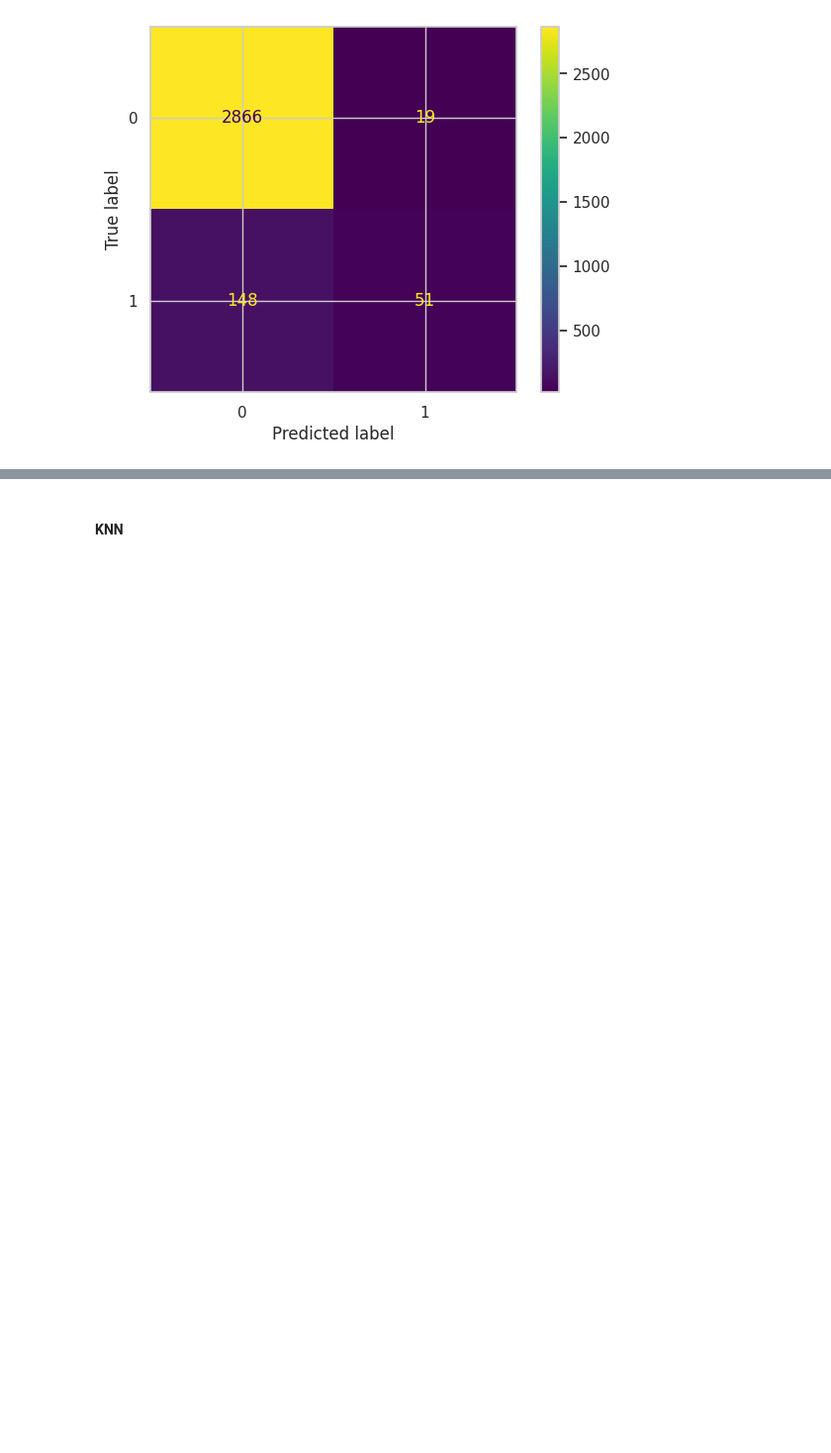
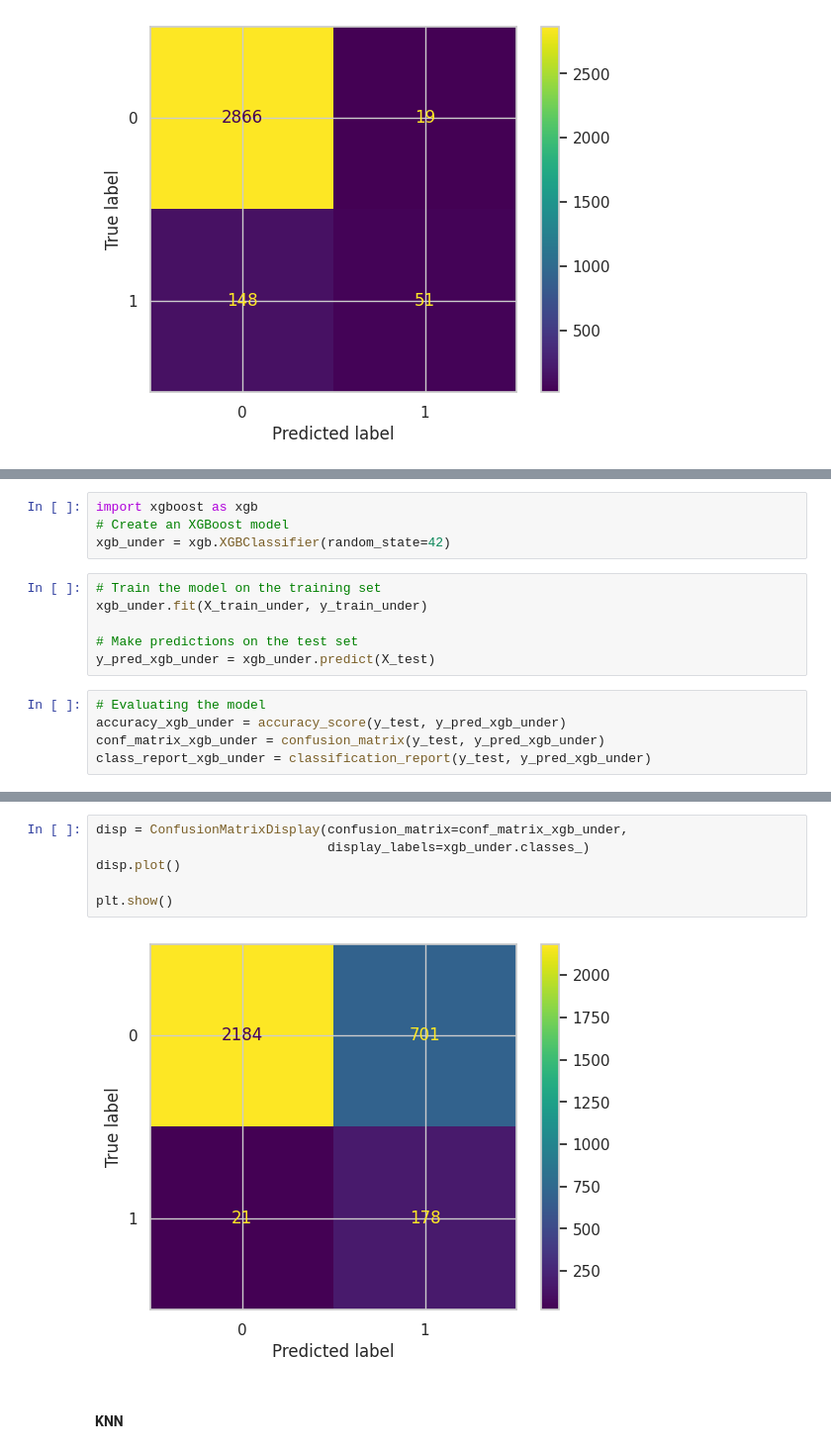
Before and after one commit to kimp10/Insurance-Fraud-Detection-Model-, a Jupyter notebook: Insurance_Fraud_detection.ipynb, the cells around one changed output, grey strips where cells are left out. Shown at 99% size. Drawn from its saved outputs; the diff is of its cells as text; blank space fills up the shorter version.

```diff
--- a/Insurance_Fraud_detection.ipynb
+++ b/Insurance_Fraud_detection.ipynb
@@ -926,0 +991,15 @@ plt.show()
+# %%
+import xgboost as xgb
+# Create an XGBoost model
+xgb_under = xgb.XGBClassifier(random_state=42)
+# %%
+# Train the model on the training set
+xgb_under.fit(X_train_under, y_train_under)
+
+# Make predictions on the test set
+y_pred_xgb_under = xgb_under.predict(X_test)
+# %%
+# Evaluating the model
+accuracy_xgb_under = accuracy_score(y_test, y_pred_xgb_under)
+conf_matrix_xgb_under = confusion_matrix(y_test, y_pred_xgb_under)
+class_report_xgb_under = classification_report(y_test, y_pred_xgb_under)
@@ -927,3 +1022,11 @@ plt.show()
+# %%
+disp = ConfusionMatrixDisplay(confusion_matrix=conf_matrix_xgb_under,
+                              display_labels=xgb_under.classes_)
+disp.plot()
+
+plt.show()
+# %% [output]
+[figure, added]
 # %% [markdown]
 #### **KNN**
 # %%
```
Also changed, not shown: parts of 23 cells of this notebook.
